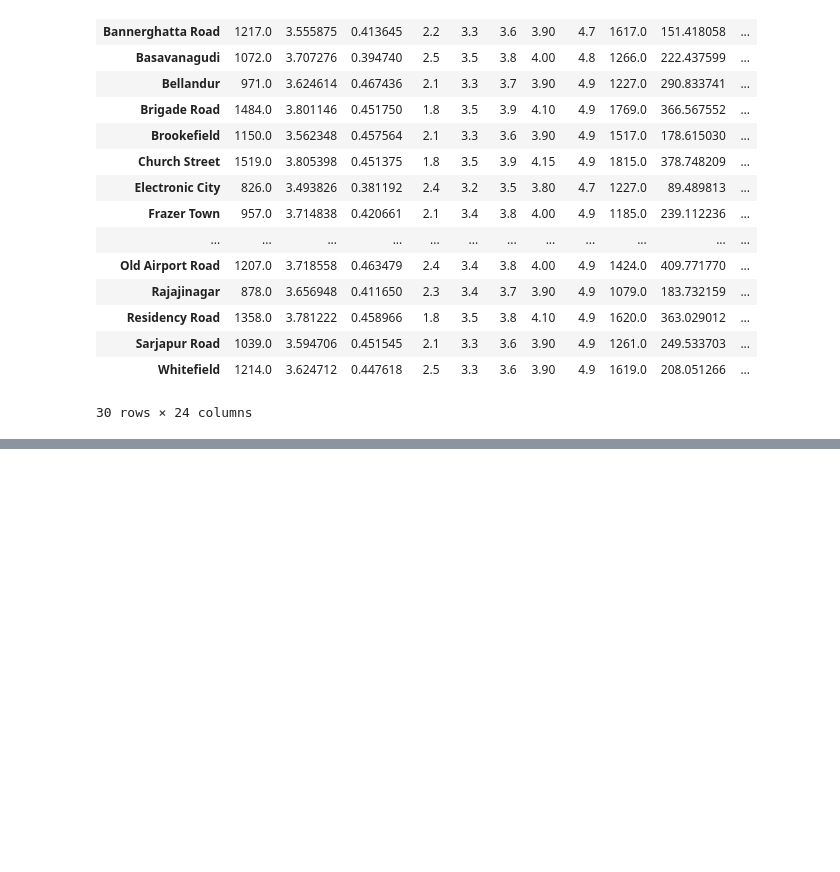
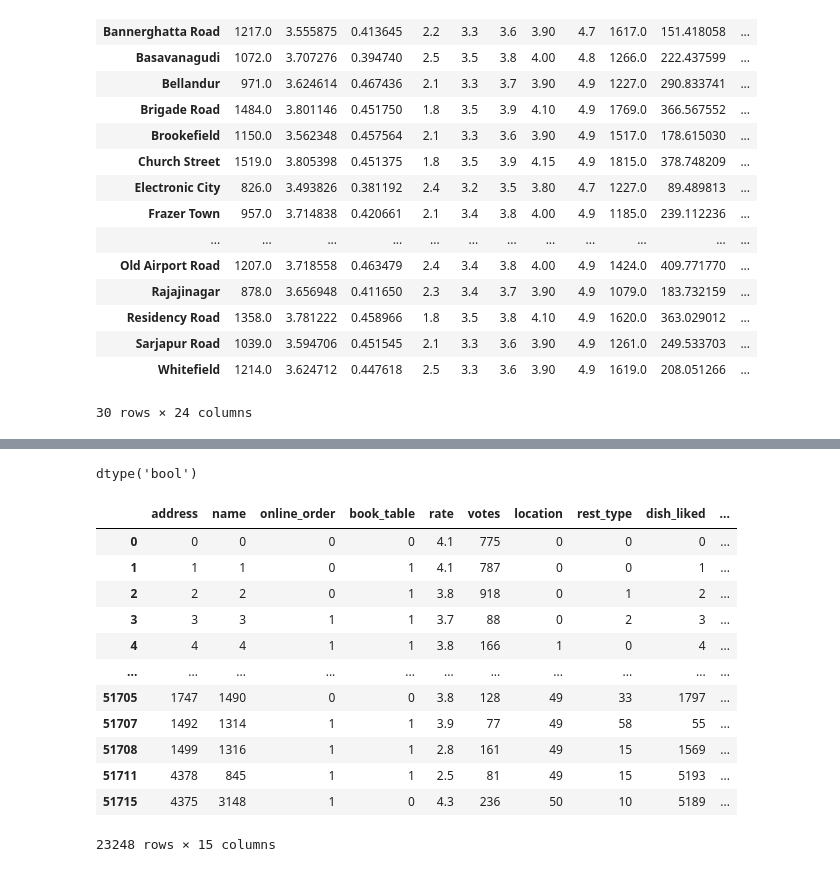
Before and after one commit to anushkajlr/DA-Zomato-EDA, a Jupyter notebook: Zomato EDA.ipynb, the cells around one changed output, grey strips where cells are left out. Cells and saved outputs as stored; diff of their text form; code cells hidden in the pictures; blank space fills up the shorter version.

```diff
--- a/Zomato EDA.ipynb
+++ b/Zomato EDA.ipynb
@@ -351,0 +379,6 @@ df_zomato.groupby(['listed_in(city)']).describe()
+# %%
+#Adjust the column names
+df2.name = df2.name.apply(lambda x:x.title())
+df2['approx_cost(for two people)'].unique()
+# %% [output]
+dtype('bool')
@@ -351,0 +393,16 @@ df_zomato.groupby(['listed_in(city)']).describe()
+# %%
+zomato_en
+# %% [output]
+|  | address | name | online_order | book_table | rate | votes | location | rest_type | dish_liked | ... |
+| 0 | 0 | 0 | 0 | 0 | 4.1 | 775 | 0 | 0 | 0 | ... |
+| 1 | 1 | 1 | 0 | 1 | 4.1 | 787 | 0 | 0 | 1 | ... |
+| 2 | 2 | 2 | 0 | 1 | 3.8 | 918 | 0 | 1 | 2 | ... |
+| 3 | 3 | 3 | 1 | 1 | 3.7 | 88 | 0 | 2 | 3 | ... |
+| 4 | 4 | 4 | 1 | 1 | 3.8 | 166 | 1 | 0 | 4 | ... |
+| ... | ... | ... | ... | ... | ... | ... | ... | ... | ... | ... |
+| 51705 | 1747 | 1490 | 0 | 0 | 3.8 | 128 | 49 | 33 | 1797 | ... |
+| 51707 | 1492 | 1314 | 1 | 1 | 3.9 | 77 | 49 | 58 | 55 | ... |
+| 51708 | 1499 | 1316 | 1 | 1 | 2.8 | 161 | 49 | 15 | 1569 | ... |
+| 51711 | 4378 | 845 | 1 | 1 | 2.5 | 81 | 49 | 15 | 5193 | ... |
+| 51715 | 4375 | 3148 | 1 | 0 | 4.3 | 236 | 50 | 10 | 5189 | ... |
+23248 rows × 15 columns
```
Also changed, not shown: parts of 10 cells of this notebook.
